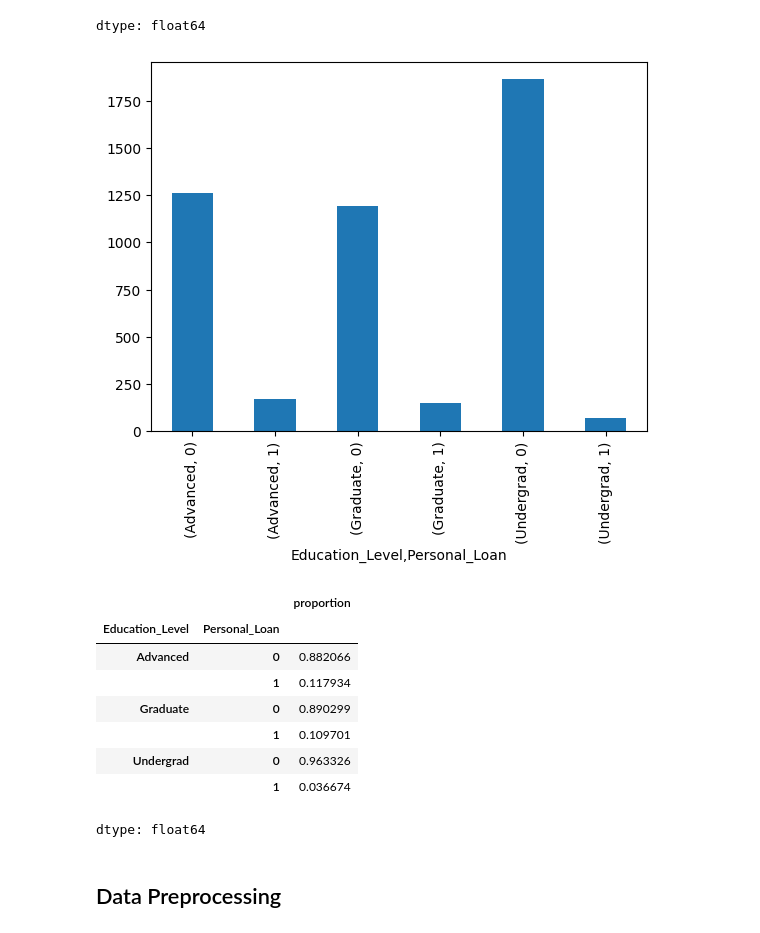
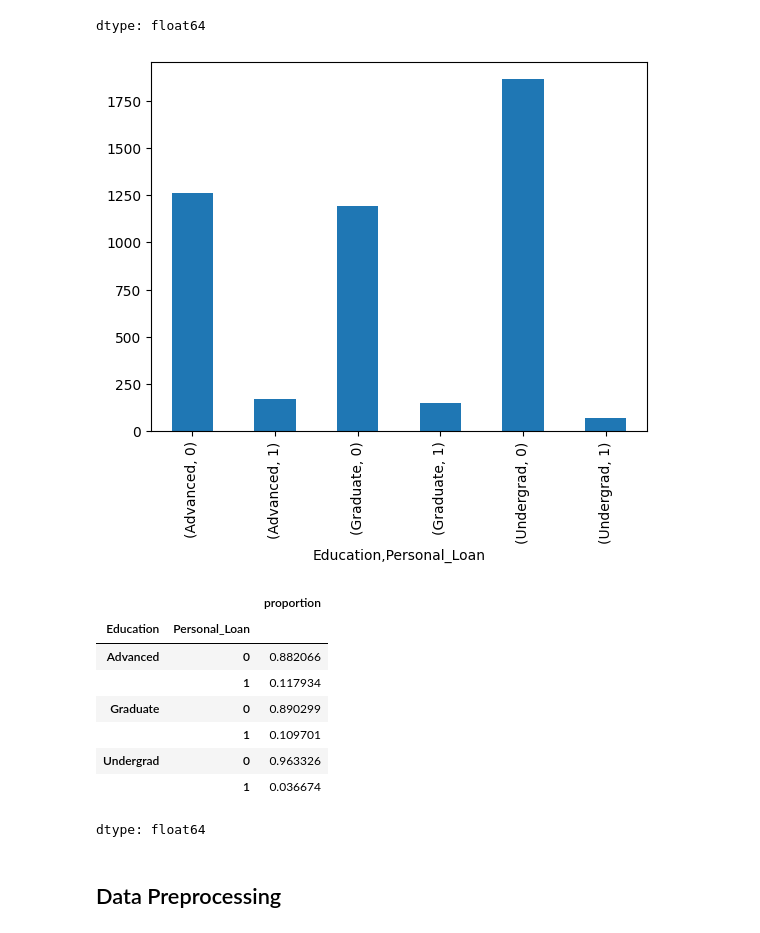
Before and after one commit to lhughey/AIML_Course, a Jupyter notebook: CaseStudy2 - Personal Loan Campaign/AIML_ML_Project_full_code_notebook.ipynb, the cells around one changed output. Drawn from its saved outputs; the diff is of its cells as text; code cells hidden in the pictures.

```diff
--- a/CaseStudy2 - Personal Loan Campaign/AIML_ML_Project_full_code_notebook.ipynb
+++ b/CaseStudy2 - Personal Loan Campaign/AIML_ML_Project_full_code_notebook.ipynb
@@ -275,21 +275,21 @@ See the caveats in the documentation: https://pandas.pydata.org/pandas-docs/stab
 dtype: float64
 # %%
 #create a column called Education_Level, set : Undergrad; 2: Graduate;3: Advanced
-dataCleaned.loc[:, 'Education_Level'] = dataCleaned['Education'].map({1: 'Undergrad', 2: 'Graduate', 3: 'Advanced'})
+dataCleaned['Education'] = dataCleaned['Education'].map({1: 'Undergrad', 2: 'Graduate', 3: 'Advanced'})
 
 dataCleaned.head()
 
-dataCleaned['Education_Level'].value_counts()
+dataCleaned['Education'].value_counts()
 
-dataCleaned.groupby('Education_Level')['Personal_Loan'].value_counts().plot(kind='bar')
+dataCleaned.groupby('Education')['Personal_Loan'].value_counts().plot(kind='bar')
 plt.show()
 
 #determine the take rate based on eduction
-dataCleaned.groupby('Education_Level')['Personal_Loan'].value_counts(normalize=True)
+dataCleaned.groupby('Education')['Personal_Loan'].value_counts(normalize=True)
 # %% [output]
-[figure, old version]
+[figure, new version]
 |  |  | proportion |
-| Education_Level | Personal_Loan |  |
+| Education | Personal_Loan |  |
 | Advanced | 0 | 0.882066 |
 |  | 1 | 0.117934 |
 | Graduate | 0 | 0.890299 |
```
Also changed, not shown: parts of 4 cells of this notebook.
